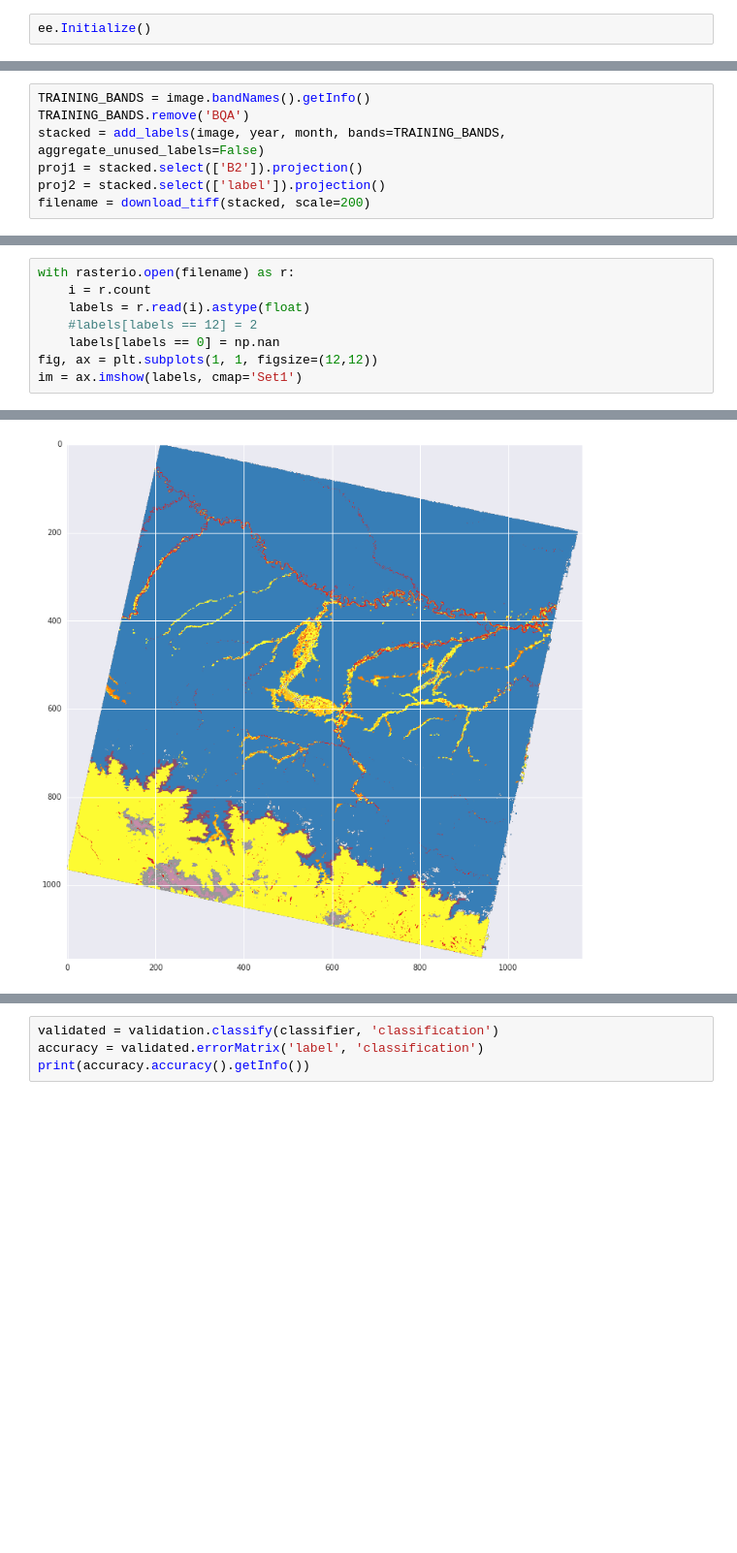
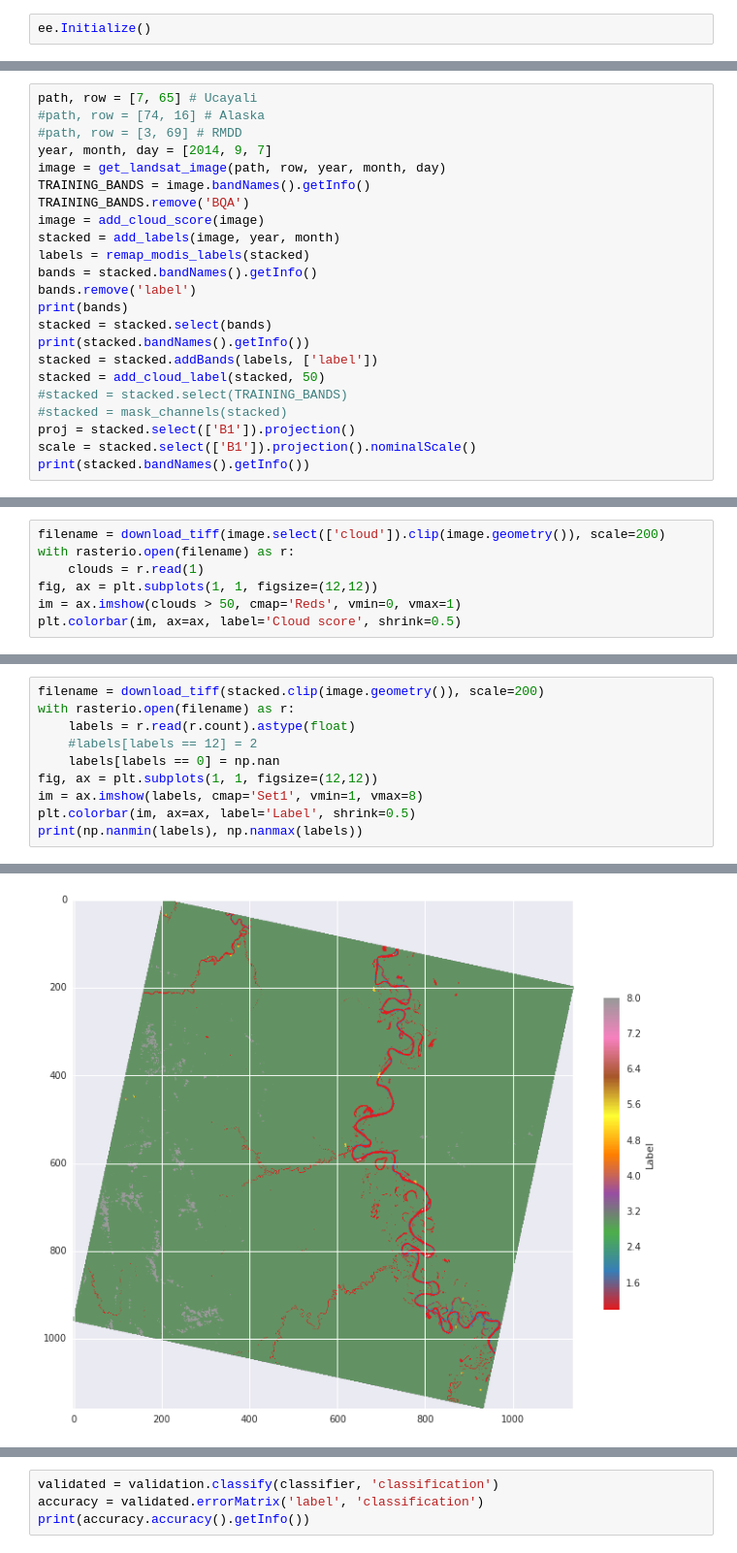
Before and after one commit to nongroup-lanl/ee-notebooks, a Jupyter notebook: ee-sandbox.ipynb, the cells around one changed output, grey strips where cells are left out. Shown at 97% size. Saved outputs shown, nothing was run; the diff lists cells and outputs as text; blank space fills up the shorter version.

Commit message:
Update labelling, various

```diff
--- a/ee-sandbox.ipynb
+++ b/ee-sandbox.ipynb
@@ -90,0 +33,23 @@ image = get_landsat_composite(path, row, year)
+# %%
+path, row = [7, 65] # Ucayali
+#path, row = [74, 16] # Alaska
+#path, row = [3, 69] # RMDD
+year, month, day = [2014, 9, 7]
+image = get_landsat_image(path, row, year, month, day)
+TRAINING_BANDS = image.bandNames().getInfo()
+TRAINING_BANDS.remove('BQA')
+image = add_cloud_score(image)
+stacked = add_labels(image, year, month)
+labels = remap_modis_labels(stacked)
+bands = stacked.bandNames().getInfo()
+bands.remove('label')
+print(bands)
+stacked = stacked.select(bands)
+print(stacked.bandNames().getInfo())
+stacked = stacked.addBands(labels, ['label'])
+stacked = add_cloud_label(stacked, 50)
+#stacked = stacked.select(TRAINING_BANDS)
+#stacked = mask_channels(stacked)
+proj = stacked.select(['B1']).projection()
+scale = stacked.select(['B1']).projection().nominalScale()
+print(stacked.bandNames().getInfo())
@@ -91,3 +60,10 @@ image = get_landsat_composite(path, row, year)
+# %%
+filename = download_tiff(image.select(['cloud']).clip(image.geometry()), scale=200)
+with rasterio.open(filename) as r:
+    clouds = r.read(1)
+fig, ax = plt.subplots(1, 1, figsize=(12,12))
+im = ax.imshow(clouds > 50, cmap='Reds', vmin=0, vmax=1)
+plt.colorbar(im, ax=ax, label='Cloud score', shrink=0.5)
 # %%
 print(image.bandNames().getInfo())
 filename = download_tiff(image.clip(image.geometry()), scale=240)
@@ -102,7 +74,0 @@ im = ax.imshow(rgb)
-# %%
-TRAINING_BANDS = image.bandNames().getInfo()
-TRAINING_BANDS.remove('BQA')
-stacked = add_labels(image, year, month, bands=TRAINING_BANDS, aggregate_unused_labels=False)
-proj1 = stacked.select(['B2']).projection()
-proj2 = stacked.select(['label']).projection()
-filename = download_tiff(stacked, scale=200)
@@ -115,9 +75,11 @@ def combine_labels(image, old_values, new_value):
 # %%
+filename = download_tiff(stacked.clip(image.geometry()), scale=200)
 with rasterio.open(filename) as r:
-    i = r.count
-    labels = r.read(i).astype(float)
+    labels = r.read(r.count).astype(float)
     #labels[labels == 12] = 2
     labels[labels == 0] = np.nan
 fig, ax = plt.subplots(1, 1, figsize=(12,12))
-im = ax.imshow(labels, cmap='Set1')
+im = ax.imshow(labels, cmap='Set1', vmin=1, vmax=8)
+plt.colorbar(im, ax=ax, label='Label', shrink=0.5)
+print(np.nanmin(labels), np.nanmax(labels))
 # %% [output]
@@ -124 +87 @@ im = ax.imshow(labels, cmap='Set1')
-[figure, old version]
+[figure, new version]
```
Also changed, not shown: parts of 23 cells of this notebook, 1 other file.
